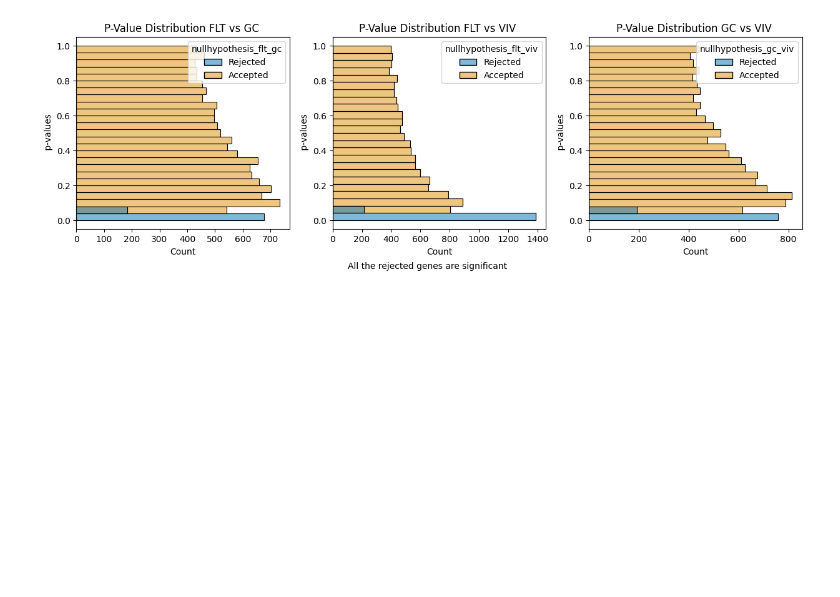
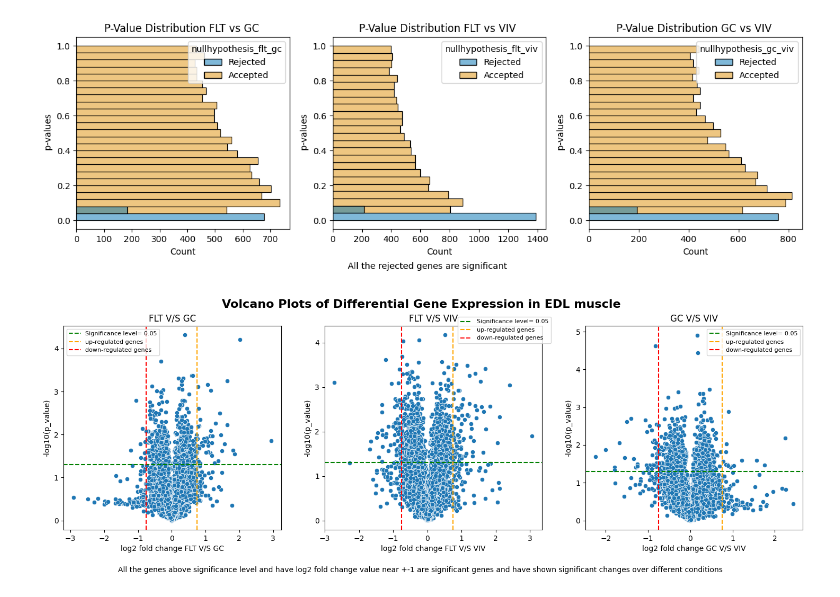
Before and after one commit to Ishtikaa/DGE-analysis-in-microgravity-for-biomarkers-of-muscle-atrophy, a Jupyter notebook: dge.ipynb, the cells around one changed output. Cells and saved outputs as stored; diff of their text form; code cells hidden in the pictures; blank space fills up the shorter version.

Commit message:
edl volcano plot

```diff
--- a/dge.ipynb
+++ b/dge.ipynb
@@ -572,3 +572,40 @@ plt.show()
 edl_filtered['neg_lpv_flt_gc']= -np.log10(EDL_t_pval_flt_gc)
 edl_filtered['neg_lpv_flt_viv']= -np.log10(EDL_t_pval_flt_viv)
 edl_filtered['neg_lpv_gc_viv']= -np.log10(EDL_t_pval_gc_viv)
+# %%
+#Creating Volcano plots to visualize gene expression changes across conditions.
+plt.figure(figsize=(18,5))
+plt.subplot(1,3,1)
+sns.scatterplot(data=edl_filtered, x= edl_filtered['edl_log2fc_FLT_GC'] , y= edl_filtered['neg_lpv_flt_gc'])
+plt.axhline(y= -np.log10(0.05), color= "green", linestyle= "--", label= "Significance level= 0.05")
+plt.ylabel("-log10(p_value)")
+plt.xlabel("log2 fold change FLT V/S GC")
+plt.axvline(x= 0.75, color= "orange", linestyle="--", label= "up-regulated genes")
+plt.axvline(x= -0.75, color= "red", linestyle="--", label= "down-regulated genes")
+plt.title("FLT V/S GC")
+plt.legend(loc=0, fontsize=8)
+
+plt.subplot(1,3,2)
+sns.scatterplot(data= edl_filtered, x= edl_filtered['edl_log2fc_FLT_VIV'] , y= edl_filtered['neg_lpv_flt_viv'])
+plt.axhline(y= -np.log10(0.05), color= "green", linestyle= "--", label= "Significance level= 0.05")
+plt.ylabel("-log10(p_value)")
+plt.xlabel("log2 fold change FLT V/S VIV")
+plt.axvline(x= 0.75, color= "orange", linestyle="--", label= "up-regulated genes")
+plt.axvline(x= -0.75, color= "red", linestyle="--", label= "down-regulated genes")
+plt.title("FLT V/S VIV")
+plt.legend(bbox_to_anchor=(0.6,0.9), fontsize=8)
+
+plt.subplot(1,3,3)
+sns.scatterplot(data= edl_filtered, x= edl_filtered['edl_log2fc_GC_VIV'] , y= edl_filtered['neg_lpv_gc_viv'])
+plt.axhline(y= -np.log10(0.05), color= "green", linestyle= "--", label= "Significance level= 0.05")
+plt.ylabel("-log10(p_value)")
+plt.xlabel("log2 fold change GC V/S VIV")
+plt.axvline(x=0.75, color= "orange", linestyle="--", label= "up-regulated genes")
+plt.axvline(x= -0.75, color= "red", linestyle="--", label= "down-regulated genes")
+plt.title("GC V/S VIV")
+plt.suptitle("Volcano Plots of Differential Gene Expression in EDL muscle", fontsize=16, fontweight='bold')
+plt.figtext(0.5, -0.05, "All the genes above significance level and have log2 fold change value near +-1 are significant genes and have shown significant changes over different conditions ", ha="center", fontsize=10)
+plt.legend(loc=0, fontsize=8)
+plt.show()
+# %% [output]
+[figure, added]
```
